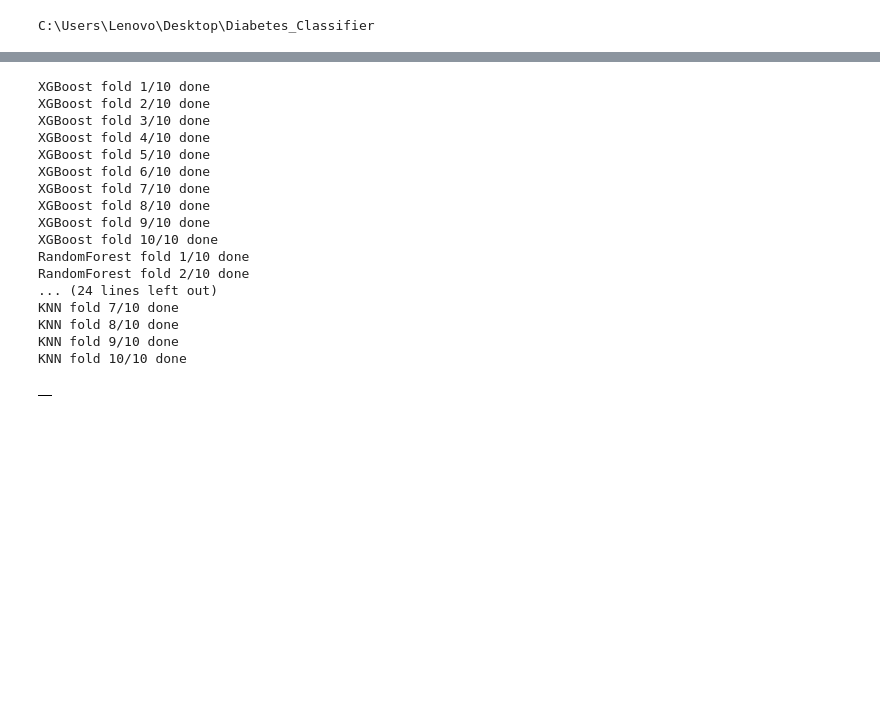
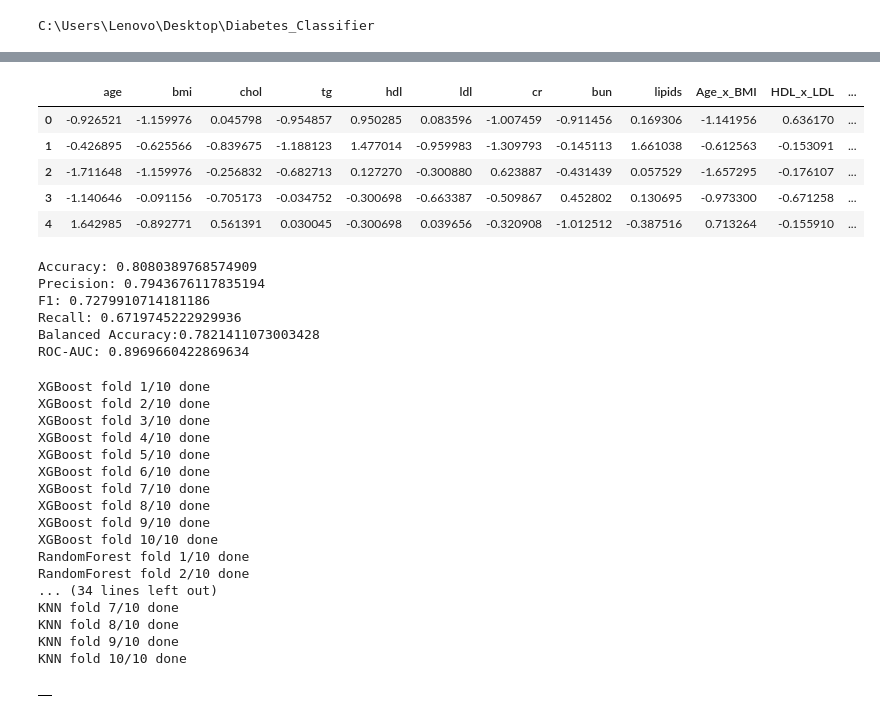
Before and after one commit to 13lend1/Diabetes-Classification, a Jupyter notebook: notebooks/model.ipynb, the cells around one changed output, grey strips where cells are left out. Saved outputs shown, nothing was run; the diff lists cells and outputs as text; code cells hidden in the pictures; blank space fills up the shorter version.

```diff
--- a/notebooks/model.ipynb
+++ b/notebooks/model.ipynb
@@ -57,3 +82,13 @@ rf.set_params(rf_params)
+# %%
+X_train_scaled,X_test_scaled=scaling(X_train,X_test,'anomaly_score')
+X_train_scaled.head()
+# %% [output]
+|  | age | bmi | chol | tg | hdl | ldl | cr | bun | lipids | Age_x_BMI | HDL_x_LDL | ... |
+| 0 | -0.926521 | -1.159976 | 0.045798 | -0.954857 | 0.950285 | 0.083596 | -1.007459 | -0.911456 | 0.169306 | -1.141956 | 0.636170 | ... |
+| 1 | -0.426895 | -0.625566 | -0.839675 | -1.188123 | 1.477014 | -0.959983 | -1.309793 | -0.145113 | 1.661038 | -0.612563 | -0.153091 | ... |
+| 2 | -1.711648 | -1.159976 | -0.256832 | -0.682713 | 0.127270 | -0.300880 | 0.623887 | -0.431439 | 0.057529 | -1.657295 | -0.176107 | ... |
+| 3 | -1.140646 | -0.091156 | -0.705173 | -0.034752 | -0.300698 | -0.663387 | -0.509867 | 0.452802 | 0.130695 | -0.973300 | -0.671258 | ... |
+| 4 | 1.642985 | -0.892771 | 0.561391 | 0.030045 | -0.300698 | 0.039656 | -0.320908 | -1.012512 | -0.387516 | 0.713264 | -0.155910 | ... |
 # %%
 mlp=MLP()
 mlp_params={'hidden_layer_sizes': (32,), 'activation': 'relu', 'solver': 'adam', 'alpha': 0.00017146311867992375, 'learning_rate_init': 0.004552010146185333, 'batch_size': 64, 'max_iter': 400, 'early_stopping': True, 'random_state': 42}
@@ -69,9 +110,18 @@ knn=KNN()
 knn_params={'n_neighbors': 28, 'weights': 'uniform', 'metric': 'minkowski', 'p': 2, 'algorithm': 'kd_tree', 'leaf_size': 12, 'n_jobs': -1}
 knn.set_params(knn_params)
 
+m=knn.evaluation(X_train_scaled,y_train)
+m.out()
 # parameters=knn.hyperparameter_tuning(X_train_scaled,y_train,20)
+# %% [output]
+Accuracy: 0.8080389768574909
+Precision: 0.7943676117835194
+F1: 0.7279910714181186
+Recall: 0.6719745222929936
+Balanced Accuracy:0.7821411073003428
+ROC-AUC: 0.8969660422869634
 # %%
-ensemble=[xgb,rf,mlp,knn]
+ensemble=[xgb,rf,mlp,svc,knn]
 X_train_copy=X_train_scaled.copy()
 X_test_copy=X_test_scaled.copy()
 oof=pd.DataFrame()
@@ -91,7 +141,7 @@ XGBoost fold 9/10 done
 XGBoost fold 10/10 done
 RandomForest fold 1/10 done
 RandomForest fold 2/10 done
-... (24 lines left out)
+... (34 lines left out)
 KNN fold 7/10 done
 KNN fold 8/10 done
 KNN fold 9/10 done
```
Also changed, not shown: parts of 12 cells of this notebook, 1 other file.
